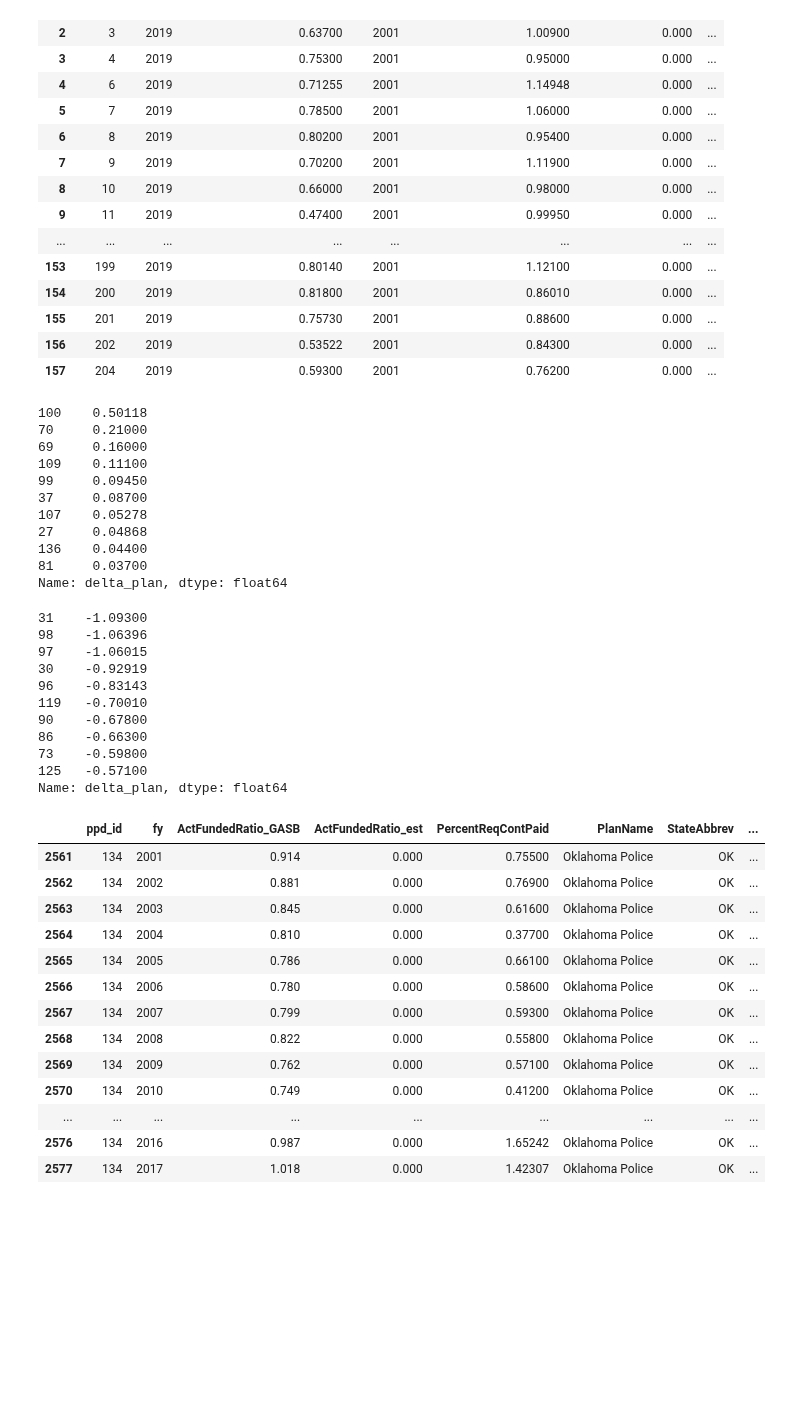
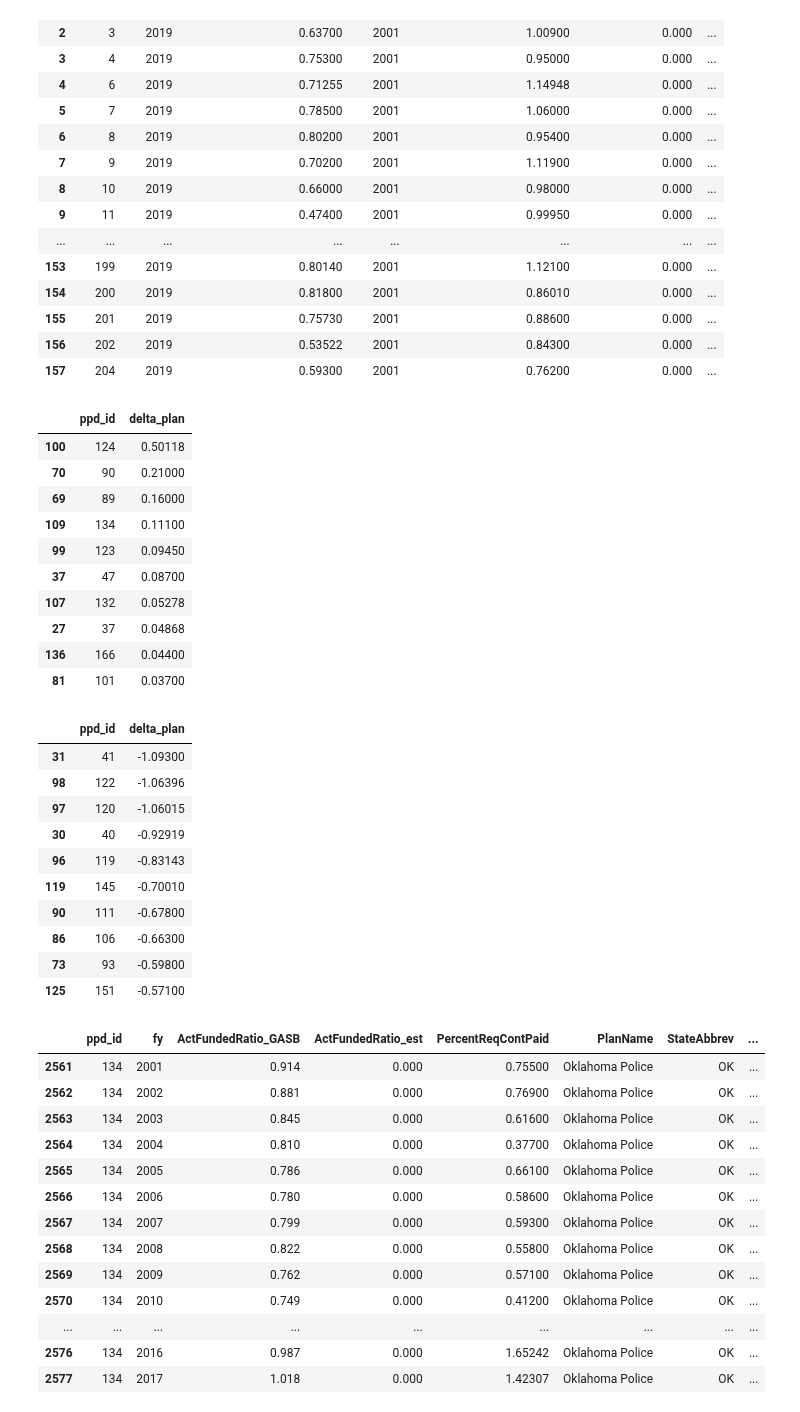
Before and after one commit to DeltaDeutsch/PPD-Group-Project, a Jupyter notebook: PPD Group Project.ipynb, the cells around one changed output. Cells and saved outputs as stored; diff of their text form; code cells hidden in the pictures; blank space fills up the shorter version.

Commit message:
Updated the code for the hardet hit plans

```diff
--- a/PPD Group Project.ipynb
+++ b/PPD Group Project.ipynb
@@ -475,35 +475,35 @@ improved_plan_df
 | 156 | 202 | 2019 | 0.53522 | 2001 | 0.84300 | 0.000 | ... |
 | 157 | 204 | 2019 | 0.59300 | 2001 | 0.76200 | 0.000 | ... |
 # %%
-most_improved['delta_plan'].head(10)
+most_improved[['ppd_id','delta_plan']].head(10)
 # %% [output]
-100    0.50118
-70     0.21000
-69     0.16000
-109    0.11100
-99     0.09450
-37     0.08700
-107    0.05278
-27     0.04868
-136    0.04400
-81     0.03700
-Name: delta_plan, dtype: float64
+|  | ppd_id | delta_plan |
+| 100 | 124 | 0.50118 |
+| 70 | 90 | 0.21000 |
+| 69 | 89 | 0.16000 |
+| 109 | 134 | 0.11100 |
+| 99 | 123 | 0.09450 |
+| 37 | 47 | 0.08700 |
+| 107 | 132 | 0.05278 |
+| 27 | 37 | 0.04868 |
+| 136 | 166 | 0.04400 |
+| 81 | 101 | 0.03700 |
 # %%
 most_improved_list=[78,108,42,146,90]
 # %%
-least_improved['delta_plan'].head(10)
+least_improved[['ppd_id','delta_plan']].head(10)
 # %% [output]
-31    -1.09300
-98    -1.06396
-97    -1.06015
-30    -0.92919
-96    -0.83143
-119   -0.70010
-90    -0.67800
-86    -0.66300
-73    -0.59800
-125   -0.57100
-Name: delta_plan, dtype: float64
+|  | ppd_id | delta_plan |
+| 31 | 41 | -1.09300 |
+| 98 | 122 | -1.06396 |
+| 97 | 120 | -1.06015 |
+| 30 | 40 | -0.92919 |
+| 96 | 119 | -0.83143 |
+| 119 | 145 | -0.70010 |
+| 90 | 111 | -0.67800 |
+| 86 | 106 | -0.66300 |
+| 73 | 93 | -0.59800 |
+| 125 | 151 | -0.57100 |
 # %%
 least_improved_list=[36,107,106,35,105]
 # %%
```
Also changed, not shown: parts of 2 cells of this notebook.
